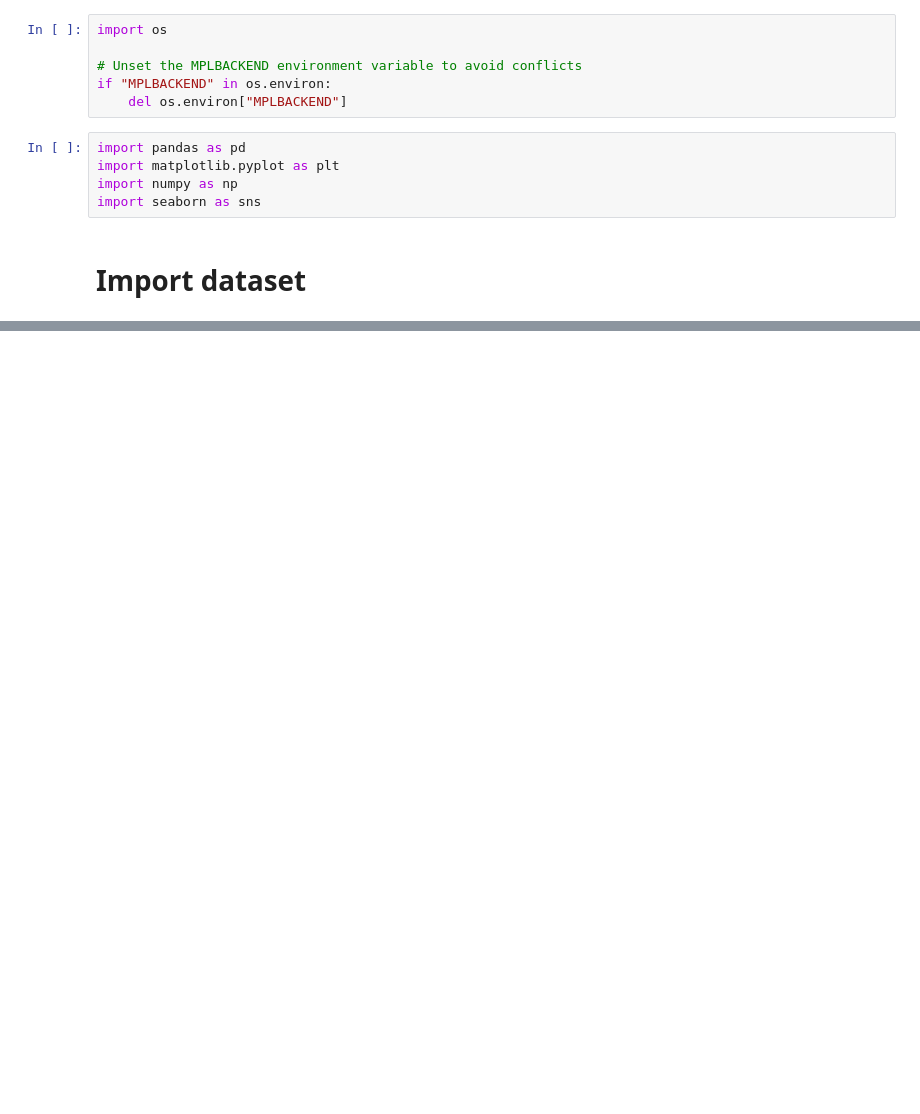
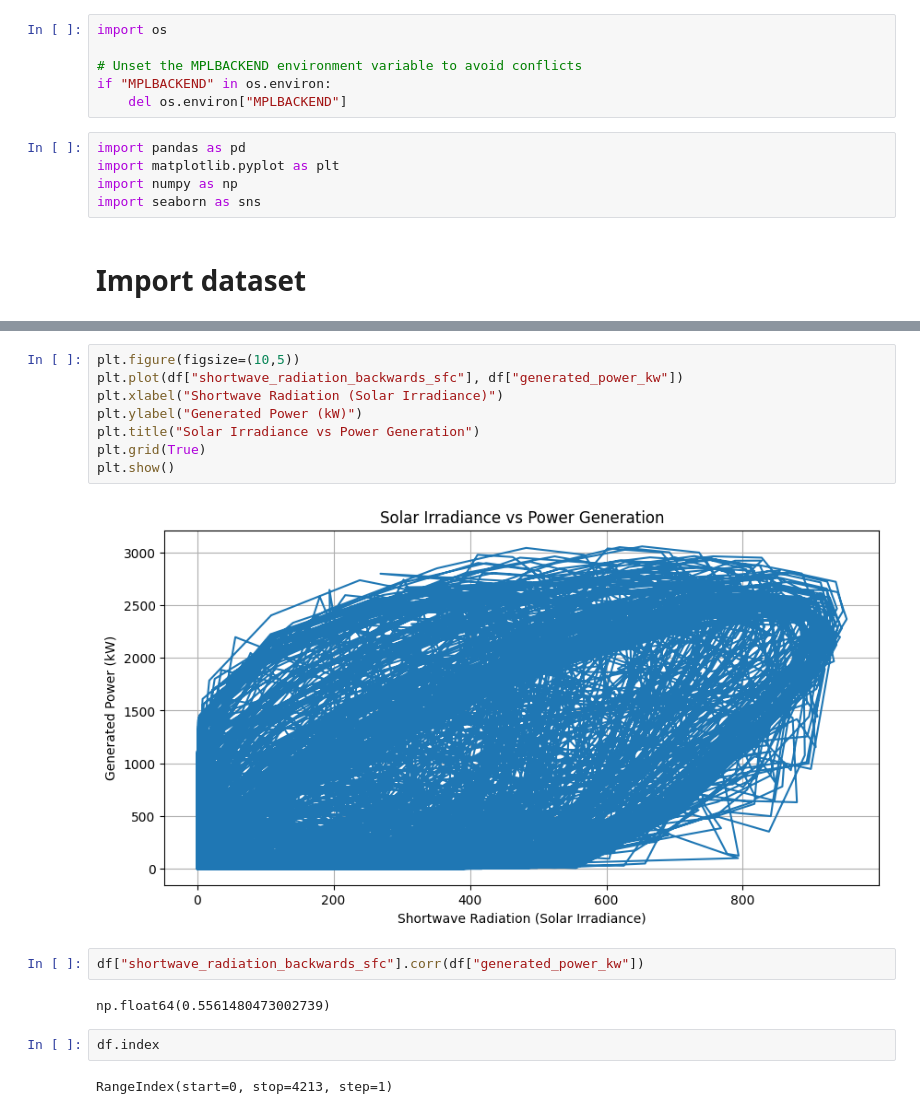
Before and after one commit to codervipul775/Intelligent-Solar-Energy-Generation-Forecasting, a Jupyter notebook: notebooks/data.ipynb, the cells around one changed output, grey strips where cells are left out. Drawn from its saved outputs; the diff is of its cells as text; blank space fills up the shorter version.

```diff
--- a/notebooks/data.ipynb
+++ b/notebooks/data.ipynb
@@ -26,0 +111,18 @@ df.head()
+# %%
+plt.figure(figsize=(10,5))
+plt.plot(df["shortwave_radiation_backwards_sfc"], df["generated_power_kw"])
+plt.xlabel("Shortwave Radiation (Solar Irradiance)")
+plt.ylabel("Generated Power (kW)")
+plt.title("Solar Irradiance vs Power Generation")
+plt.grid(True)
+plt.show()
+# %% [output]
+[figure, added]
+# %%
+df["shortwave_radiation_backwards_sfc"].corr(df["generated_power_kw"])
+# %% [output]
+np.float64(0.5561480473002739)
+# %%
+df.index
+# %% [output]
+RangeIndex(start=0, stop=4213, step=1)
```
Also changed, not shown: parts of 14 cells of this notebook.
